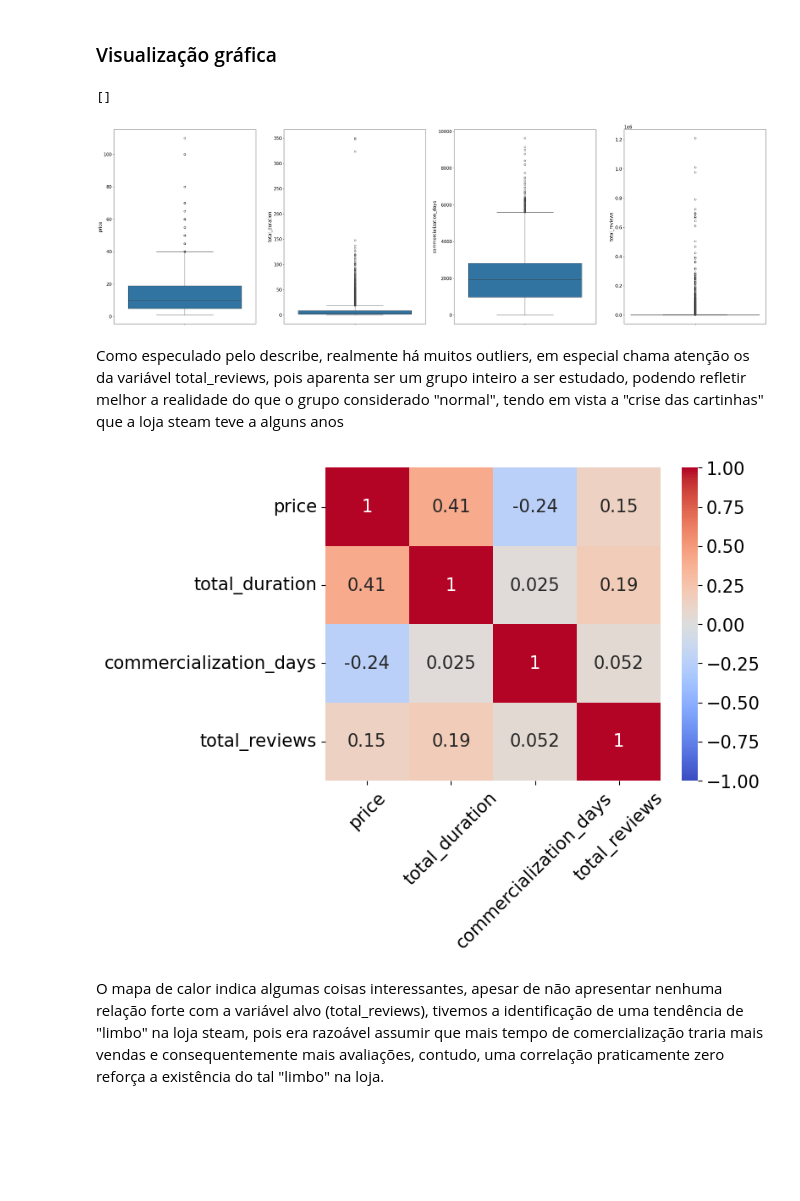
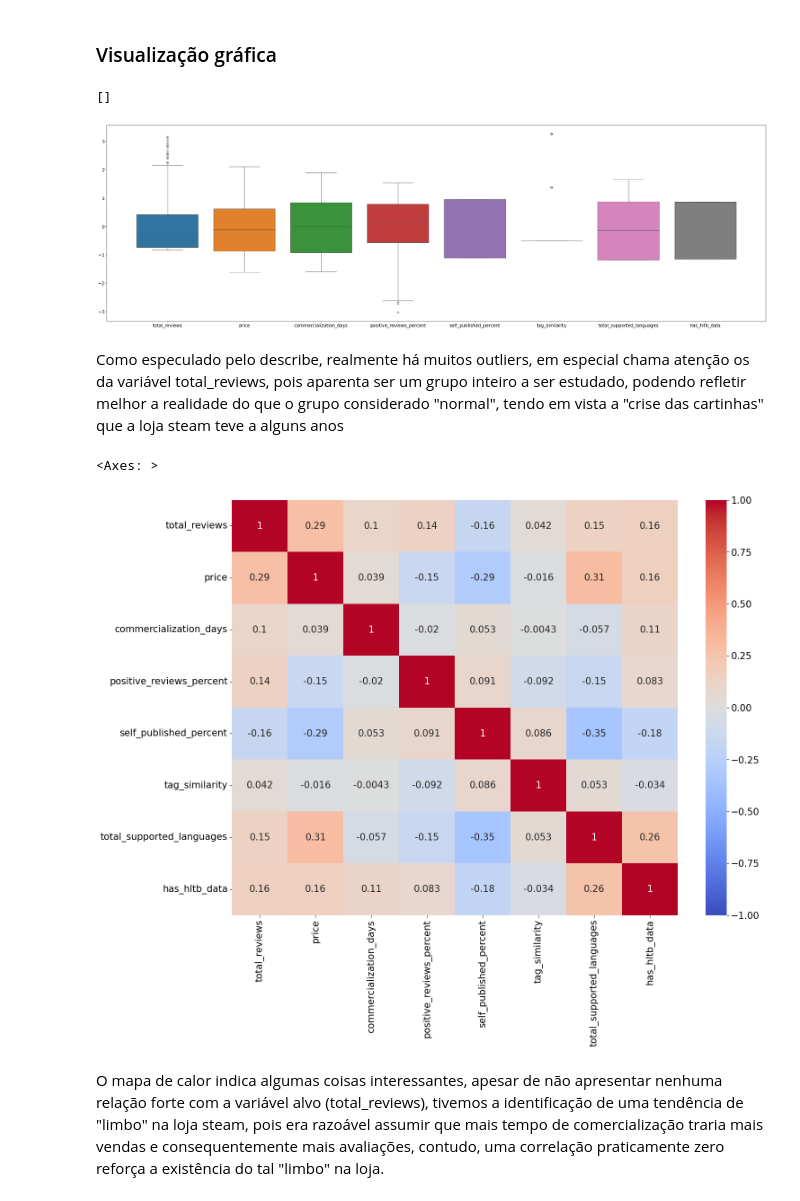
Before and after one commit to Leonidas-Vitor/Steam_Scrapper, a Jupyter notebook: SteamDataset_Inspection.ipynb, the cells around one changed output. Drawn from its saved outputs; the diff is of its cells as text; code cells hidden in the pictures; blank space fills up the shorter version.

```diff
--- a/SteamDataset_Inspection.ipynb
+++ b/SteamDataset_Inspection.ipynb
@@ -354,3 +474,14 @@ dtype: object
 ## Analisando o dataset resultante
 # %% [markdown]
 ### Describe dos dados
+# %%
+target_reviews = 650
+
+main_df = main_df[main_df['total_reviews'] < target_reviews*5]
+main_df = main_df[main_df['total_reviews'] > target_reviews/5]
+
+main_df = main_df[main_df['total_supported_languages'] <= 12]
+
+main_df = main_df[main_df['positive_reviews_percent'] >= 0.5]
+
+main_df = main_df[main_df['tag_similarity'] >= 0.4]
@@ -357 +506,3 @@ dtype: object
+# %%
+columns = ['total_reviews','price','commercialization_days','positive_reviews_percent','self_published_percent','tag_similarity','total_supported_languages','has_hltb_data']
 # %%
@@ -370,0 +524,11 @@ Apartir do describe do dataset resultante, podemos imaginar de que há a presen
+# %%
+from sklearn.preprocessing import MinMaxScaler
+
+scaler = MinMaxScaler()
+
+for column in columns:
+    if (column == 'total_reviews'):
+        continue
+    main_df[column] = scaler.fit_transform(main_df[[column]])
+
+main_df.describe()
@@ -370,0 +545,14 @@ Apartir do describe do dataset resultante, podemos imaginar de que há a presen
+# %%
+from sklearn.preprocessing import StandardScaler
+
+scaler = StandardScaler()
+scaler.fit(main_df[columns])
+main_df[columns] = scaler.transform(main_df[columns])
+
+#for column in columns:
+    #try:
+        #main_df[column] = scaler.fit(main_df[columns].values)
+    #except:
+    #    print(column)
+
+main_df.describe()
@@ -377,26 +575,26 @@ import matplotlib.pyplot as plt
 sb.set_style({'axes.labelcolor':'black','axes.facecolor':'white'})
 sb.set_context({'font.size':15})
 # %%
-fig, axs = plt.subplots(1,4,figsize=[40,12])
+fig, axs = plt.subplots(1,1,figsize=[40,12])
 
-sb.boxplot(main_df['price'],ax=axs[0])
-sb.boxplot(main_df['total_duration'],ax=axs[1])
-sb.boxplot(main_df['commercialization_days'],ax=axs[2])
-sb.boxplot(main_df['total_reviews'],ax=axs[3])
+sb.boxplot(main_df[columns])
+#for index,ax in enumerate(axs):
+    #sb.boxplot(main_df[columns[index]],ax=axs[index])
 
 plt.plot()
 # %% [output]
 []
-[figure, old version]
+[figure, new version]
 # %% [markdown]
 Como especulado pelo describe, realmente há muitos outliers, em especial chama atenção os da variável total_reviews, pois aparenta ser um grupo inteiro a ser estudado, podendo refletir melhor a realidade do que o grupo considerado "normal", tendo em vista a "crise das cartinhas" que a loja steam teve a alguns anos
 # %%
-fig, ax = plt.subplots()
+fig, ax = plt.subplots(figsize = [16,12])
 
-sb.heatmap(main_df[['price','total_duration','commercialization_days','total_reviews']].corr(),annot=True,vmin=-1, vmax=1,cmap=sb.color_palette("coolwarm", as_cmap=True),ax=ax)
-ax.tick_params('x',rotation=45)
+sb.heatmap(main_df[columns].corr(),annot=True,vmin=-1, vmax=1,cmap=sb.color_palette("coolwarm", as_cmap=True),ax=ax)
+#ax.tick_params('x',rotation=45)
 # %% [output]
+<Axes: >
-[figure, old version]
+[figure, new version]
 # %% [markdown]
 O mapa de calor indica algumas coisas interessantes, apesar de não apresentar nenhuma relação forte com a variável alvo (total_reviews), tivemos a identificação de uma tendência de "limbo" na loja steam, pois era razoável assumir que mais tempo de comercialização traria mais vendas e consequentemente mais avaliações, contudo, uma correlação praticamente zero reforça a existência do tal "limbo" na loja.
 # %% [markdown]
```
Also changed, not shown: parts of 66 cells of this notebook.
